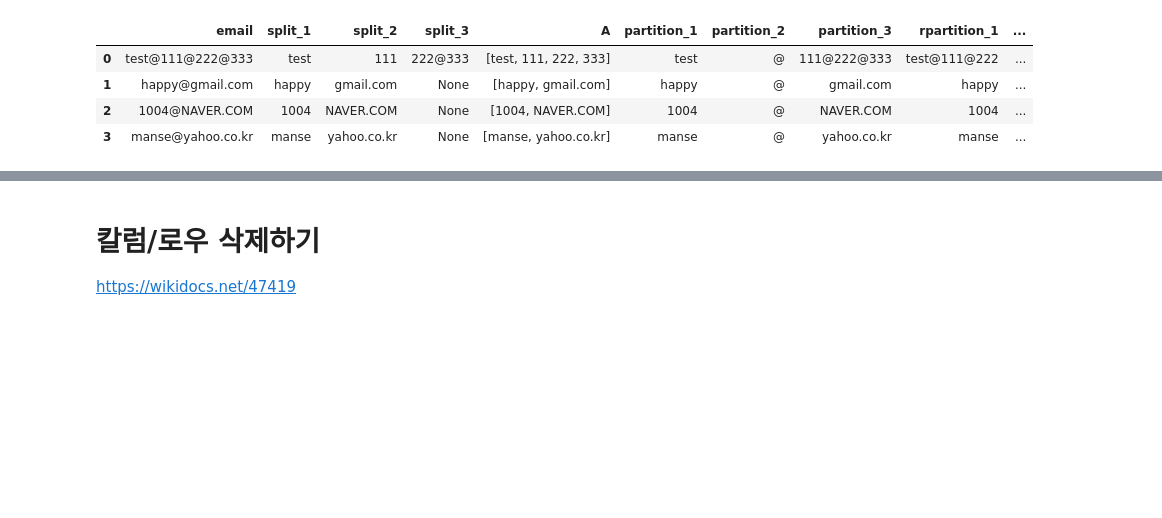
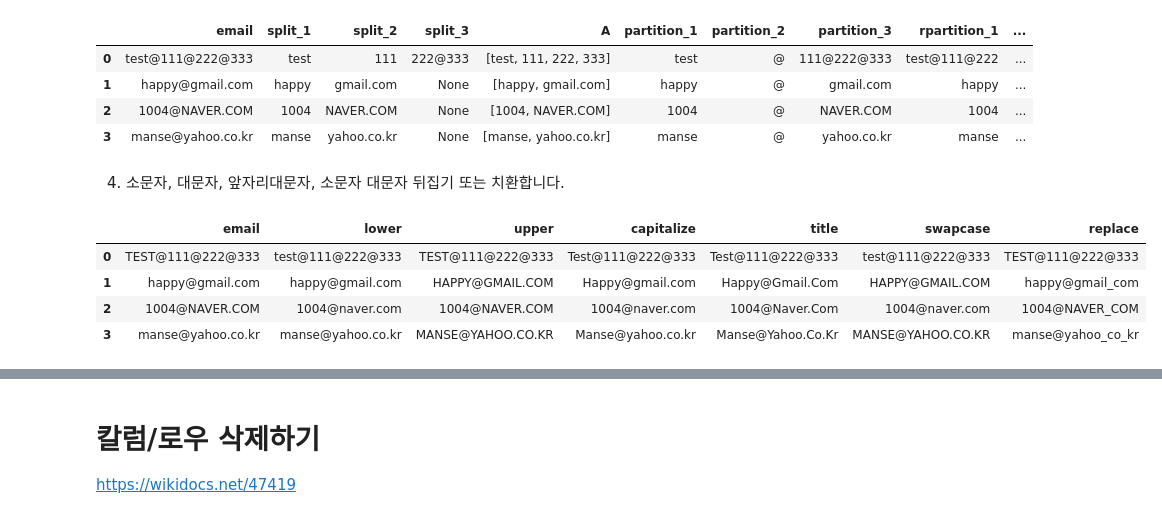
Before and after one commit to Jake0925/Pandas, a Jupyter notebook: Pandas.ipynb, the cells around one changed output, grey strips where cells are left out. Cells and saved outputs as stored; diff of their text form; code cells hidden in the pictures; blank space fills up the shorter version.

```diff
--- a/Pandas.ipynb
+++ b/Pandas.ipynb
@@ -200,14 +200,26 @@ df
 | 1 | happy@gmail.com | happy | gmail.com | None | [happy, gmail.com] | happy | @ | gmail.com | happy | ... |
 | 2 | 1004@NAVER.COM | 1004 | NAVER.COM | None | [1004, NAVER.COM] | 1004 | @ | NAVER.COM | 1004 | ... |
 | 3 | manse@yahoo.co.kr | manse | yahoo.co.kr | None | [manse, yahoo.co.kr] | manse | @ | yahoo.co.kr | manse | ... |
+# %% [markdown]
+4) 소문자, 대문자, 앞자리대문자, 소문자 대문자 뒤집기 또는 치환합니다.
 # %%
-# 4) 소문자, 대문자, 앞자리대문자, 소문자 대문자 뒤집기 또는 치환합니다.
+df = pd.DataFrame({'email':['TEST@111@222@333',
+                            'happy@gmail.com',
+                            '1004@NAVER.COM',
+                            'manse@yahoo.co.kr']})
 
-df['email_lower']      = df['email'].str.lower()      # 모두 소문자로 변경
-df['email_upper']      = df['email'].str.upper()      # 모두 대문자로 변경
-df['email_capitalize'] = df['email'].str.capitalize() # 앞문자 대문자로 변경
-df['email_title']      = df['email'].str.title()      # 단위별 앞문자 대문자로 변경
-df['email_swapcase']   = df['email'].str.swapcase()   # 소문자는 대문자, 대문자는 소문자로 변경
 
-# 입력 패턴 또는 글자를 대체, 예제에서는 .을 _로 변경
-df['email_replace']    = df['email'].str.replace(pat='.', repl='_', regex=False)
+df['lower']      = df['email'].str.lower()      # 모두 소문자로 변경
+df['upper']      = df['email'].str.upper()      # 모두 대문자로 변경
+df['capitalize'] = df['email'].str.capitalize() # 첫글자 한문자만 대문자 나머진 소문자로 변경
+df['title']      = df['email'].str.title()      # 단위별 앞문자 대문자로 변경
+df['swapcase']   = df['email'].str.swapcase()   # 첫글자가 소문자면 대문자, 대문자면 소문자로 변경
+df['replace']    = df['email'].str.replace(pat='.', repl='_', regex=False) # 입력 패턴 또는 글자를 대체, 예제에서는 .을 _로 변경
+
+df
+# %% [output]
+|  | email | lower | upper | capitalize | title | swapcase | replace |
+| 0 | TEST@111@222@333 | test@111@222@333 | TEST@111@222@333 | Test@111@222@333 | Test@111@222@333 | test@111@222@333 | TEST@111@222@333 |
+| 1 | happy@gmail.com | happy@gmail.com | HAPPY@GMAIL.COM | Happy@gmail.com | Happy@Gmail.Com | HAPPY@GMAIL.COM | happy@gmail_com |
+| 2 | 1004@NAVER.COM | 1004@naver.com | 1004@NAVER.COM | 1004@naver.com | 1004@Naver.Com | 1004@naver.com | 1004@NAVER_COM |
+| 3 | manse@yahoo.co.kr | manse@yahoo.co.kr | MANSE@YAHOO.CO.KR | Manse@yahoo.co.kr | Manse@Yahoo.Co.Kr | MANSE@YAHOO.CO.KR | manse@yahoo_co_kr |
```
Also changed, not shown: parts of 11 cells of this notebook.
